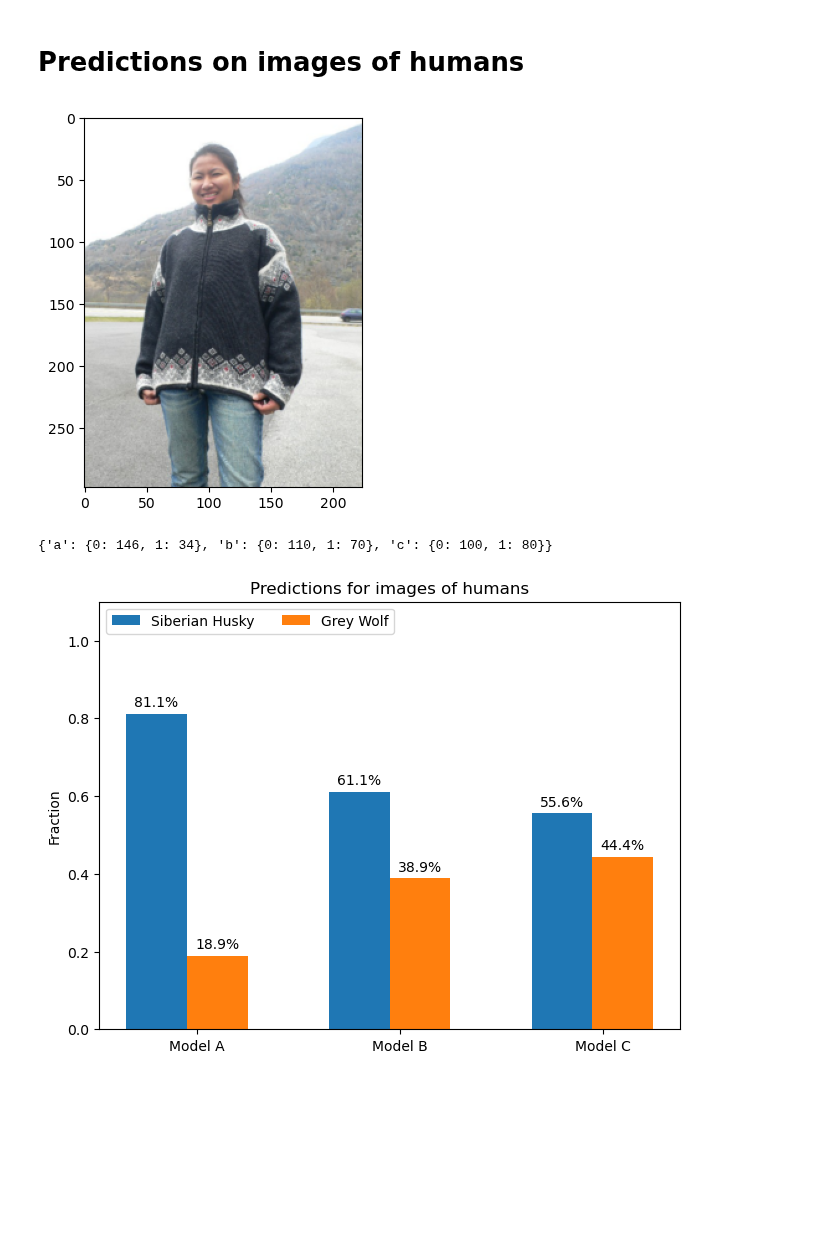
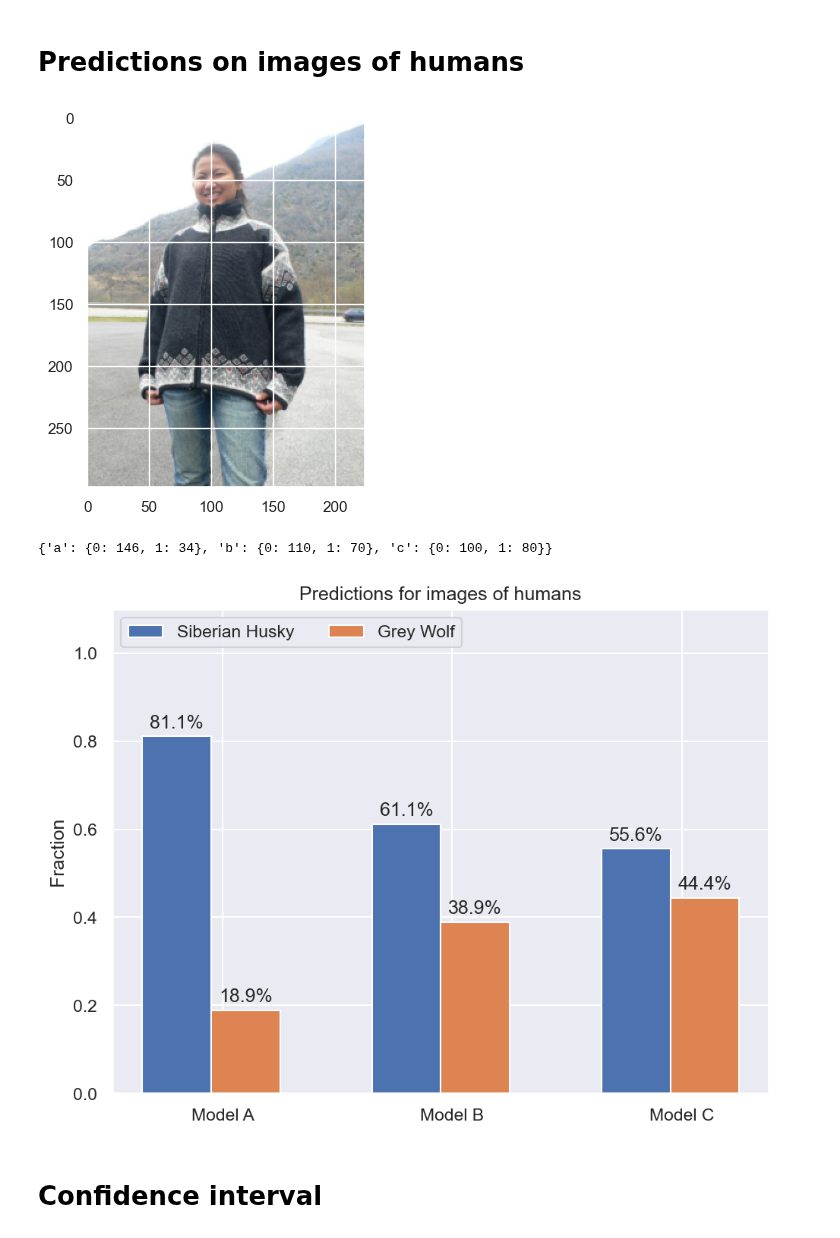
Before and after one commit to R0ner/cnn-context, a Jupyter notebook: notebooks/15-HW-humans.ipynb, the cells around one changed output. Saved outputs shown, nothing was run; the diff lists cells and outputs as text; code cells hidden in the pictures; blank space fills up the shorter version.

```diff
--- a/notebooks/15-HW-humans.ipynb
+++ b/notebooks/15-HW-humans.ipynb
@@ -12,6 +12,7 @@ import time
 import matplotlib.pyplot as plt
 import numpy as np
 import pandas as pd
+import seaborn as sns
 import torch
 from IPython.display import display
 from torchvision.models import resnet18, resnet50
@@ -19,13 +20,15 @@ from tqdm.notebook import tqdm
 
 from dataset import (
     HWSet,
-    transform_shared,
     normalize_hw,
     normalize_hw_mask,
     normalize_inv_hw,
     normalize_inv_hw_mask,
+    transform_shared,
 )
 from util import eval_step, get_obj_score, get_performance, get_saliency
+
+sns.set_theme()
 # %%
 data_dir = "../data"
 class_legend = ("Siberian Husky", "Grey Wolf")
@@ -84,9 +87,9 @@ for name in models:
 # %% [markdown]
 # Predictions on images of humans
 # %%
-dset = HWSet(data_dir, 'val', transform=transform_shared)
+dset = HWSet(data_dir, "val", transform=transform_shared)
 
-human_imgs_dir = f'{data_dir}/val_humans'
+human_imgs_dir = f"{data_dir}/val_humans"
 imgs = [f"{human_imgs_dir}/{img_file}" for img_file in os.listdir(human_imgs_dir)]
 imgs = list(filter(os.path.isfile, imgs))
 
@@ -96,17 +99,19 @@ dset.labels = np.array(len(imgs) * [-1])
 im, _ = dset[0]
 plt.imshow(np.moveaxis(im.numpy(), 0, -1));
 # %% [output]
-[figure, old version]
+[figure, new version]
 # %%
-preds = {
-    k: list() for k in models
-}
+preds = {k: list() for k in models}
 
 for item in tqdm(range(len(dset))):
     im, _ = dset[item]
     imgs = im.unsqueeze(0)
 
-    inputs = {"a": normalize_hw(imgs), "b": normalize_hw_mask(imgs), "c": normalize_hw_mask(imgs)}
+    inputs = {
+        "a": normalize_hw(imgs),
+        "b": normalize_hw_mask(imgs),
+        "c": normalize_hw_mask(imgs),
+    }
     for k, imgs_in in inputs.items():
         out = models[k](imgs_in.to(device))
         _, indices = torch.max(out, 1)
@@ -125,31 +130,38 @@ counts
 # %%
 # species = ("Adelie", "Chinstrap", "Gentoo")
 # penguin_means = {
 #     'Bill Depth': (18.35, 18.43, 14.98),
 #     'Bill Length': (38.79, 48.83, 47.50),
 #     'Flipper Length': (189.95, 195.82, 217.19),
 # }
 
 x = np.arange(len(models))  # the label locations
 width = 0.30  # the width of the bars
 multiplier = 0
 
-fig, ax = plt.subplots(layout='constrained')
+fig, ax = plt.subplots(layout="constrained", dpi=150)
 
 for c in range(len(class_legend)):
     offset = width * multiplier
-    rects = ax.bar(x + offset + .10, [v[c] / len(dset) for v in counts.values()], width, label=class_legend[c])
-    ax.bar_label(rects, fmt='{:.1%}', padding=3)
+    rects = ax.bar(
+        x + offset + 0.10,
+        [v[c] / len(dset) for v in counts.values()],
+        width,
+        label=class_legend[c],
+    )
+    ax.bar_label(rects, fmt="{:.1%}", padding=3)
     multiplier += 1
 
 # Add some text for labels, title and custom x-axis tick labels, etc.
-ax.set_ylabel('Fraction')
-ax.set_title('Predictions for images of humans')
+ax.set_ylabel("Fraction")
+ax.set_title("Predictions for images of humans")
 ax.set_xticks(x + width, [f"Model {k.upper()}" for k in models])
-ax.legend(loc='upper left', ncols=3)
+ax.legend(loc="upper left", ncols=3)
 ax.set_ylim(0, 1.10)
 # ax.axhline(len(dset), ls='--', c='red')
 
 plt.show()
 # %% [output]
-[figure, old version]
+[figure, new version]
+# %% [markdown]
+# Confidence interval
```
Also changed, not shown: parts of 2 cells of this notebook.
